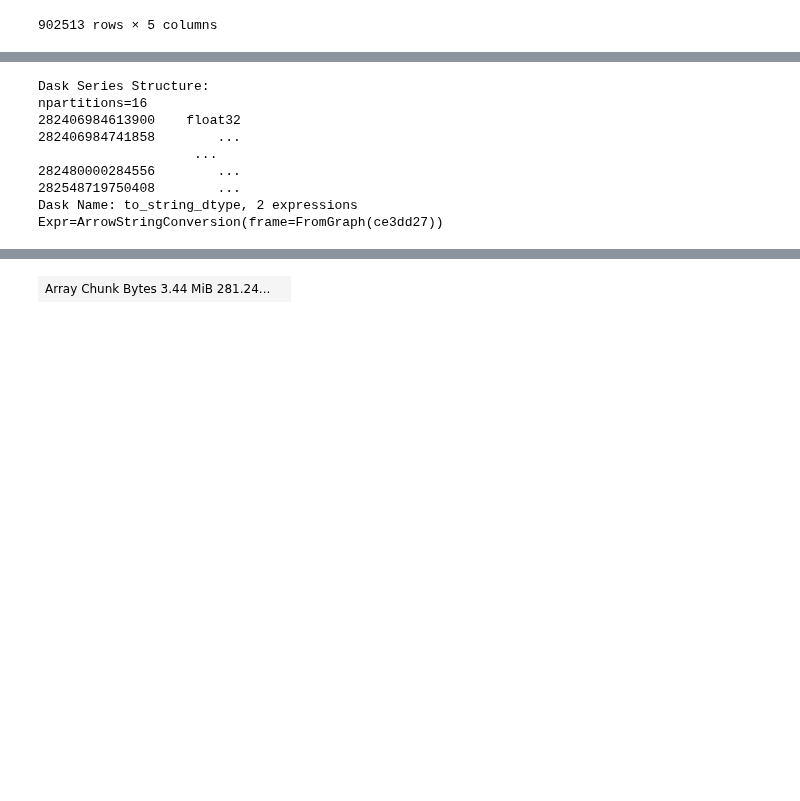
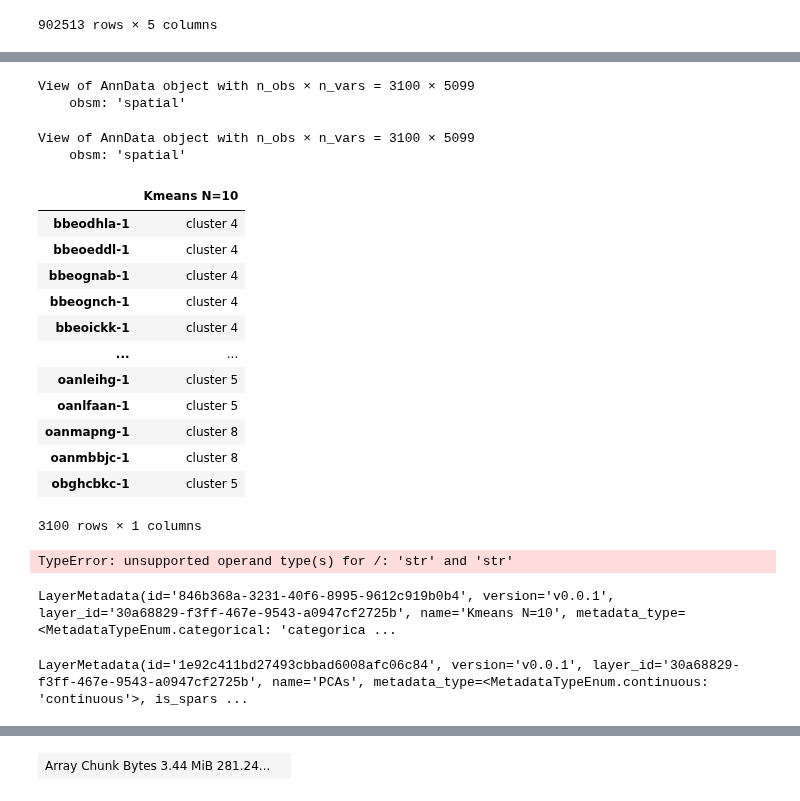
Before and after one commit to estorrs/cosilico-viewer, a Jupyter notebook: notebooks/data_preprocessing/sandbox.ipynb, the cells around one changed output, grey strips where cells are left out. Cells and saved outputs as stored; diff of their text form; code cells hidden in the pictures; blank space fills up the shorter version.

```diff
--- a/notebooks/data_preprocessing/sandbox.ipynb
+++ b/notebooks/data_preprocessing/sandbox.ipynb
@@ -473,12 +256,0 @@ if layer.is_grouped:
-# %%
-new_series
-# %% [output]
-Dask Series Structure:
-npartitions=16
-282406984613900    float32
-282406984741858        ...
-                    ...
-282480000284556        ...
-282548719750408        ...
-Dask Name: to_string_dtype, 2 expressions
-Expr=ArrowStringConversion(frame=FromGraph(ce3dd27))
@@ -484,0 +264,50 @@ Expr=ArrowStringConversion(frame=FromGraph(ce3dd27))
+# %%
+layer = experiment.get_layer('Cells')
+adata = experiment.generate_layer_data(layer, experiment.get_layer_metadata(layer, metadata_name='Transcript Counts'))
+adata
+# %% [output]
+View of AnnData object with n_obs × n_vars = 3100 × 5099
+    obsm: 'spatial'
+View of AnnData object with n_obs × n_vars = 3100 × 5099
+    obsm: 'spatial'
+# %%
+import scanpy as sc
+a = adata.copy()
+sc.pp.normalize_total(a)
+sc.pp.log1p(a)
+sc.pp.pca(a)
+
+from sklearn.cluster import KMeans
+n_clusters = 10
+x = KMeans(n_clusters=n_clusters).fit_transform(a.obsm['X_pca'])
+clusters = x.argmax(1)
+adata.obs['Kmeans N=10'] = [f'cluster {x}' for x in clusters]
+adata.obs
+# %% [output]
+|  | Kmeans N=10 |
+| bbeodhla-1 | cluster 4 |
+| bbeoeddl-1 | cluster 4 |
+| bbeognab-1 | cluster 4 |
+| bbeognch-1 | cluster 4 |
+| bbeoickk-1 | cluster 4 |
+| ... | ... |
+| oanleihg-1 | cluster 5 |
+| oanlfaan-1 | cluster 5 |
+| oanmapng-1 | cluster 8 |
+| oanmbbjc-1 | cluster 8 |
+| obghcbkc-1 | cluster 5 |
+3100 rows × 1 columns
+# %%
+experiment.create_categorical_layer_metadata('Kmeans N=10', adata.obs['Kmeans N=10'], layer)
+# %% [output]
+TypeError: unsupported operand type(s) for /: 'str' and 'str'
+# %%
+lm = experiment.get_layer_metadata(layer, metadata_name='Kmeans N=10')
+lm
+# %% [output]
+LayerMetadata(id='846b368a-3231-40f6-8995-9612c919b0b4', version='v0.0.1', layer_id='30a68829-f3ff-467e-9543-a0947cf2725b', name='Kmeans N=10', metadata_type=<MetadataTypeEnum.categorical: 'categorica ...
+# %%
+lm = experiment.get_layer_metadata(layer, metadata_name='PCAs')
+lm
+# %% [output]
+LayerMetadata(id='1e92c411bd27493cbbad6008afc06c84', version='v0.0.1', layer_id='30a68829-f3ff-467e-9543-a0947cf2725b', name='PCAs', metadata_type=<MetadataTypeEnum.continuous: 'continuous'>, is_spars ...
```
Also changed, not shown: parts of 36 cells of this notebook, 7 other files.
